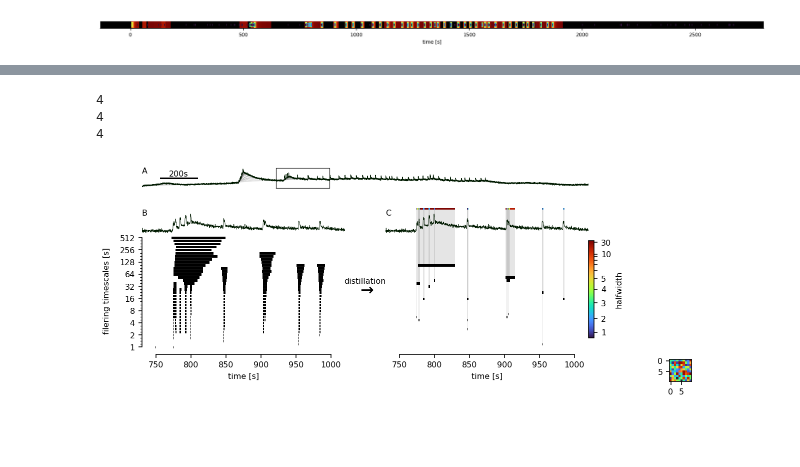
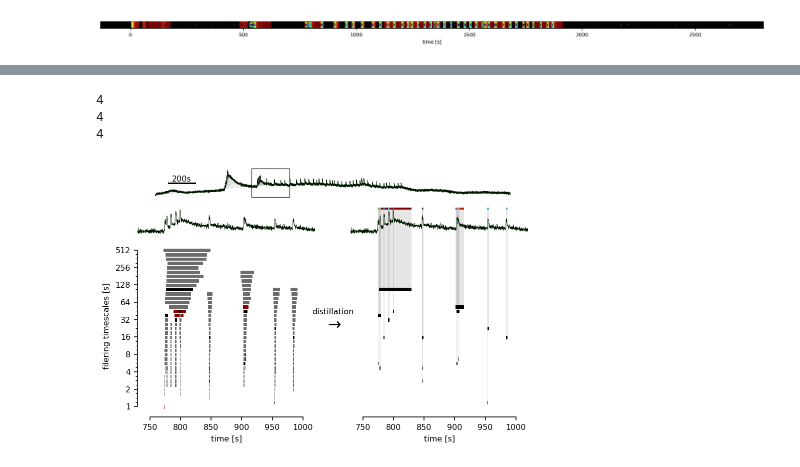
Before and after one commit to szarma/Physio_Ca, a Jupyter notebook: docs/event_distillery_demo.ipynb, the cells around one changed output, grey strips where cells are left out. Cells and saved outputs as stored; diff of their text form; code cells hidden in the pictures; blank space fills up the shorter version.

```diff
--- a/docs/event_distillery_demo.ipynb
+++ b/docs/event_distillery_demo.ipynb
@@ -93,6 +93,7 @@ def plot_traces(ax, onlyTrace=False):
             col = "slower_%g"%ts
             x = regions.df.loc[roi,col]
             dt = t[1]-t[0]
+            showFreq = 2
             nrebin = int(1./(showFreq*dt))
             if nrebin>1:
                 t = islets.numeric.rebin(t, nrebin)
@@ -108,14 +132,19 @@ def plot_traces(ax, onlyTrace=False):
 # %%
 # ax = regions.plot_trace(roi, figsize=4, cols=["trace"])
-fig, axs = plt.subplots(1,2,figsize=(8,3),)
+fig, axs = plt.subplots(1,2,figsize=(7,4),)
 
 xl,ddx = (480,1020),100
 xl,ddx = (730,1020),50
-plt.subplots_adjust(top=.8, right=.9)
+plt.subplots_adjust(top=.85)
 # plot_traces(axs[0])
 # plot_traces(axs[1], onlyTrace=True)
-for ir,row in myEvents.copy().iterrows():
-    row['color'] = "k"
+for ir,row in myEvents_1.copy().iterrows():
+    if row.status == 'ok':
+        row['color'] = "k"
+    if row.status == "merged":
+        row['color'] = plt.cm.Greys(.65)
+    if row.status in ["unique", 'too few calls at large timescale']:
+        row['color'] = "darkred"
     islets.EventDistillery.draw_spike(row,axs[0])
 ax = axs[1]
 yl = axs[0].get_ylim()
@@ -138,7 +167,7 @@ for ax in axs:
                )
     yl = axx.get_ylim()
     dy = yl[1]-yl[0]
-    axx.set_ylim(yl[0]-2.5*dy,yl[1]-.1*dy)
+    axx.set_ylim(yl[0]-3*dy,yl[1]-.2*dy)
 ymax = ax.get_ylim()[1]
 for ir,row in myEvents_dist.copy().sort_values("halfwidth",ascending=False).iterrows():
     if row.tend<xl[0]+20: continue
@@ -168,47 +197,31 @@ ax.text(-.1,.5,"distillation",va="center",rotation=0,transform=ax.transAxes, ha=
 ax.text(-.1,.44,r"$\rightarrow$",va="center",rotation=0,transform=ax.transAxes, ha="center", fontsize=16)
 ax = axs[0]
 ax.text(xl[0]-ddx,len(timescales)/2, "filering timescales [s]", va="center", ha="center", rotation=90)
 
 bbox = axs[0].get_position()
 orig = bbox.get_points()[0]
 width = axs[1].get_position().get_points()[1][0]-orig[0]
 h = bbox.height*.15
 ax = fig.add_axes((orig[0], .99-h, width, h))
 plot_traces(ax)
-ax.set_xlim(0,regions.time[-1]*.9)
 # for sp in ax.spines:
 #     ax.spines[sp].set_visible(True)
 ax.patch.set_alpha(0)
 yl = ax.get_ylim()
 ax.plot(
     [xl[0],xl[1],xl[1],xl[0],xl[0]],
     [yl[0],yl[0],yl[1],yl[1],yl[0]],
     color=plt.cm.Greys(.9),
     lw=.6,
 )
 xx = [100,300]
 yy = np.mean(yl)
 ax.plot(xx,[yy]*2,color="k")
 ax.text(np.mean(xx),yy,"%is"%int(xx[1]-xx[0]),ha="center", va="bottom")
-
-for ax,l in zip([ax]+list(axs), "ABC"):
-    ax.text(0,.99, l, transform=ax.transAxes,va="top")
-
-ax1 = fig.add_axes([1.01,.0,.1,.1])
-im = ax1.imshow(np.random.rand(10,10),vmin=0,vmax=1,cmap="turbo")
-cax = fig.add_axes([0.9,.2,.01,.45])
-cbar = plt.colorbar(im,cax=cax,)
-cbar.set_label("halfwidth")
-yt = np.array(list(range(1,11))+[30])
-
-cbar.set_ticks(islets.numeric.hillCurve(yt))
-cbar.set_ticklabels(["" if (int(str(n)[0])>5 or n==20) else "%g"%n for n in yt],)
-# cax.yaxis.tick_right()
-
 fig.savefig("figures/evdist_tmp.png", dpi=300)
 fig.savefig("figures/evdist_tmp.pdf")
 # %% [output]
 4
 4
 4
-[figure, old version]
+[figure, new version]
```
Also changed, not shown: parts of 7 cells of this notebook, 3 other files.
